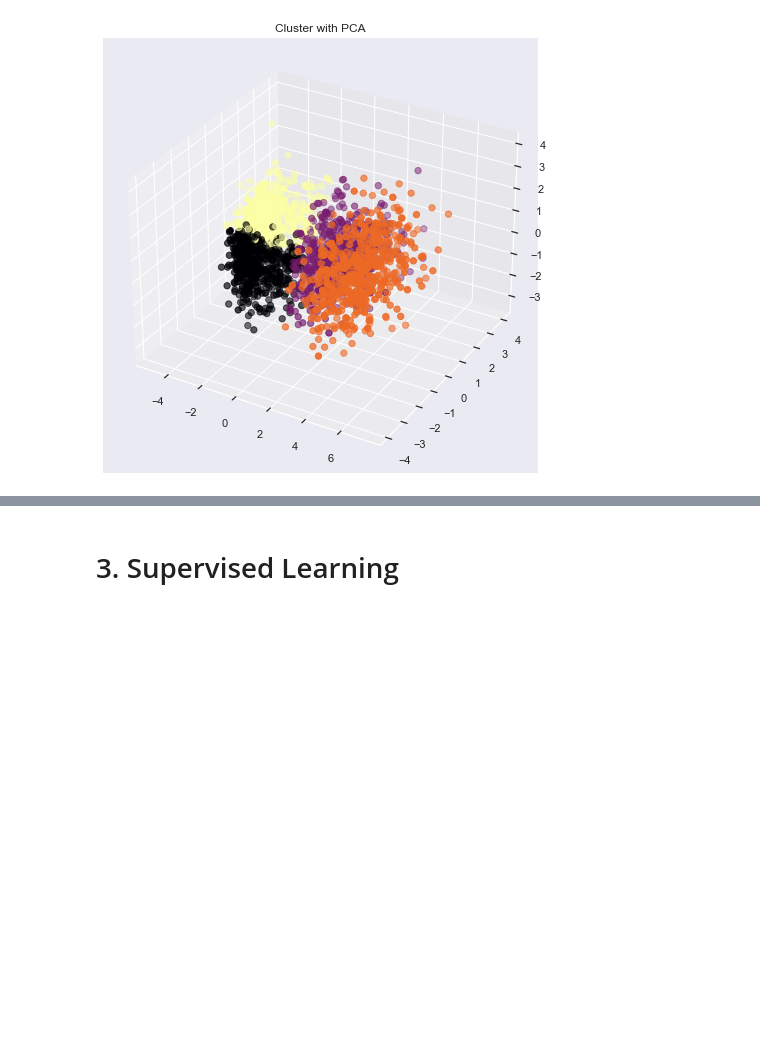
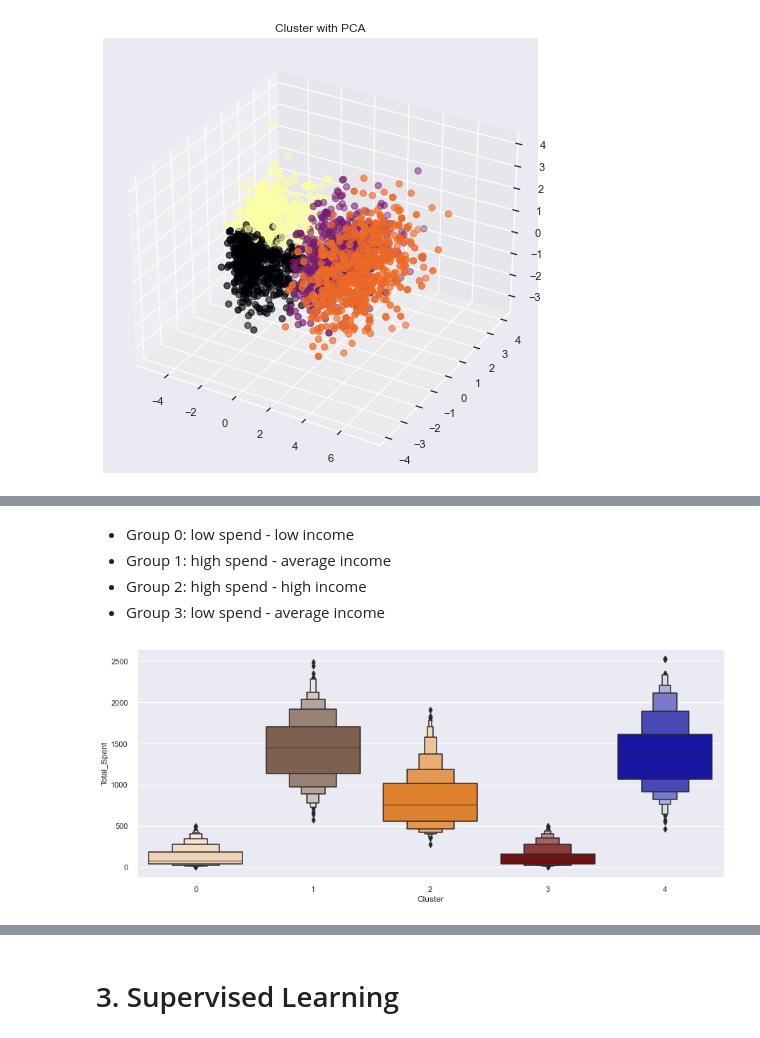
Before and after one commit to AndresGamboaBaldi/DataScience, a Jupyter notebook: CustomerAnalysis_Bustillos_Gamboa_Lopez_Quelali.ipynb, the cells around one changed output, grey strips where cells are left out. Saved outputs shown, nothing was run; the diff lists cells and outputs as text; code cells hidden in the pictures; blank space fills up the shorter version.

```diff
--- a/CustomerAnalysis_Bustillos_Gamboa_Lopez_Quelali.ipynb
+++ b/CustomerAnalysis_Bustillos_Gamboa_Lopez_Quelali.ipynb
@@ -452,0 +471,11 @@ plt.show()
+# %% [markdown]
+* Group 0: low spend - low income
+* Group 1: high spend - average income
+* Group 2: high spend - high income
+* Group 3: low spend - average income
+# %%
+plt.figure(figsize=(15,6))
+pl=sns.boxenplot(x=data_to_plot["Cluster"], y=data_to_plot["Total_Spent"], palette=pal)
+plt.show()
+# %% [output]
+[figure, added]
```
Also changed, not shown: parts of 20 cells of this notebook.
